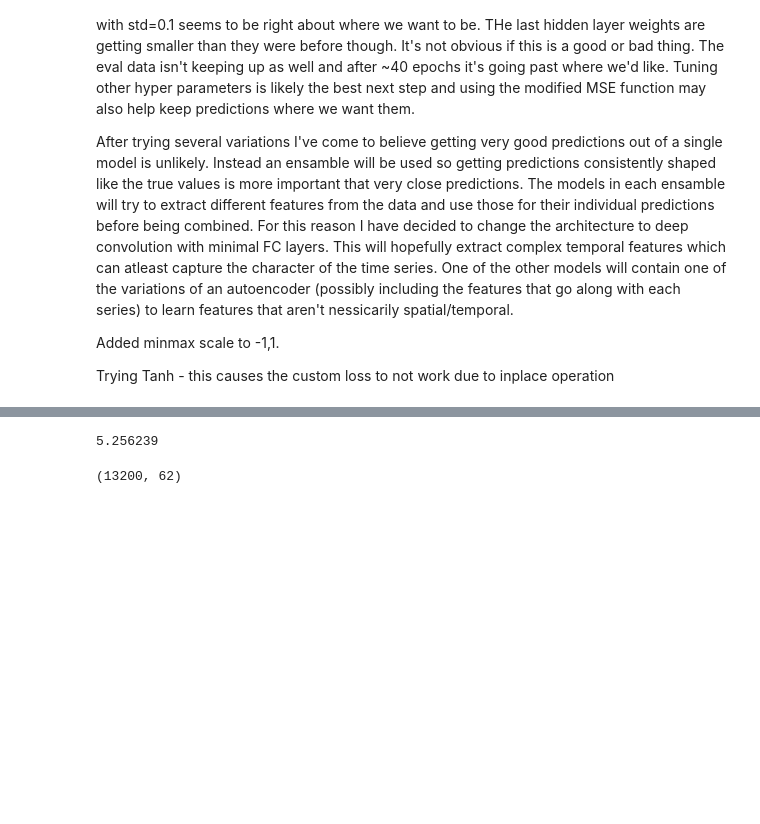
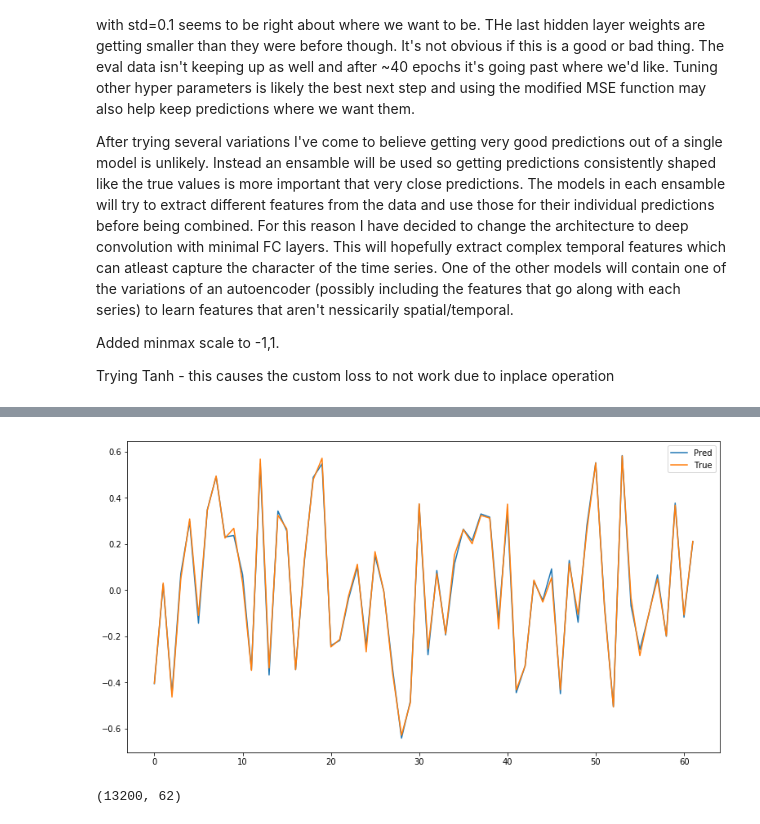
Before and after one commit to rlagrois/AdvFinML, a Jupyter notebook: Fin-Project_MultioutReg/winton-pytorch_cur.ipynb, the cells around one changed output, grey strips where cells are left out. Saved outputs shown, nothing was run; the diff lists cells and outputs as text; code cells hidden in the pictures; blank space fills up the shorter version.

```diff
--- a/Fin-Project_MultioutReg/winton-pytorch_cur.ipynb
+++ b/Fin-Project_MultioutReg/winton-pytorch_cur.ipynb
@@ -507,7 +518,11 @@ Epoch 10/10, Training Loss: 0.00242, Testing Loss: 0.00299, Test MAE (plotted):
-# %%
-mean_absolute_error(out.cpu().data.numpy(), true.cpu().data.numpy())
-# %% [output]
-5.256239
+# %%
+plt.figure(figsize=(13,7))
+plt.plot(tst_plt[0], label="Pred")
+plt.plot(tr_plt[0], label='True')
+plt.legend()
+plt.show()
+# %% [output]
+[figure, added]
 # %%
 tot_train = losses['train_loss']
 tot_eval = losses['eval_loss'],
```
Also changed, not shown: parts of 14 cells of this notebook.
